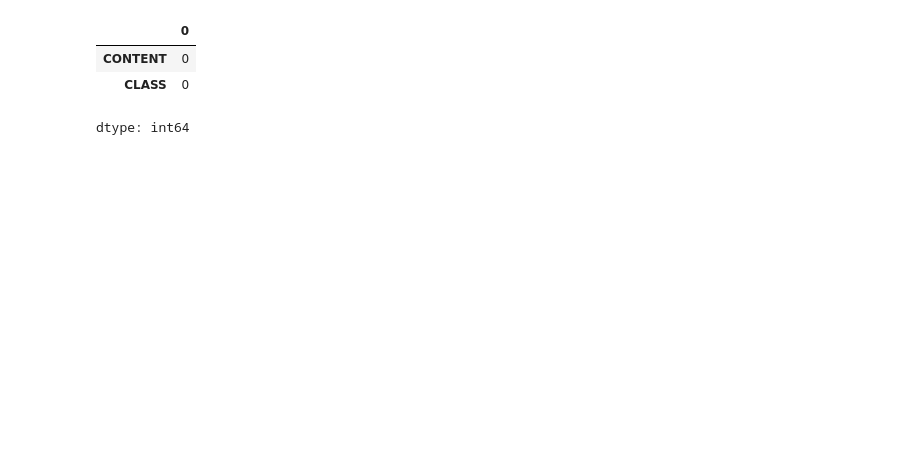
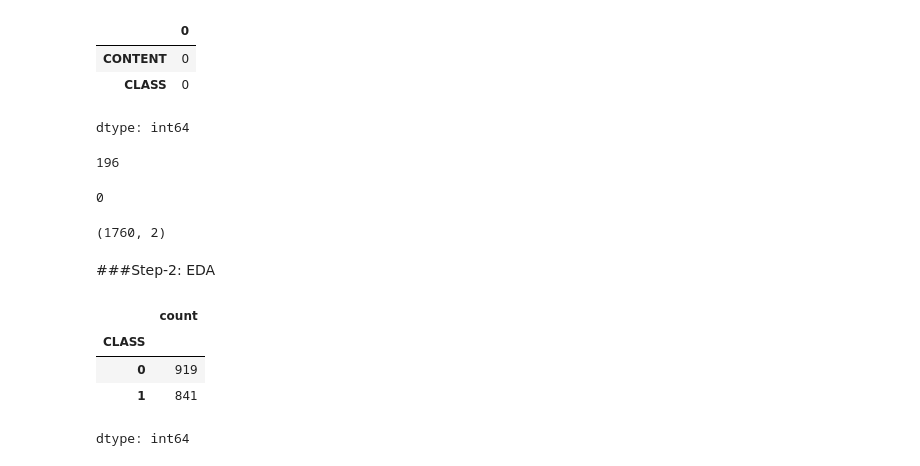
Before and after one commit to shemanto27/Spam-Comments-Detection-Using-NLP, a Jupyter notebook: Spam_Comment_Detection_and_Implementation.ipynb, the cells around one changed output. Drawn from its saved outputs; the diff is of its cells as text; code cells hidden in the pictures; blank space fills up the shorter version.

```diff
--- a/Spam_Comment_Detection_and_Implementation.ipynb
+++ b/Spam_Comment_Detection_and_Implementation.ipynb
@@ -107,3 +113,29 @@ df.isnull().sum()
 | CONTENT | 0 |
 | CLASS | 0 |
 dtype: int64
+# %%
+#finding duplicated values
+df.duplicated().sum()
+# %% [output]
+196
+# %%
+#droping duplicated value
+df = df.drop_duplicates(keep='first')
+df.duplicated().sum()
+# %% [output]
+0
+# %%
+#final shape of the data
+df.shape
+# %% [output]
+(1760, 2)
+# %% [markdown]
+###Step-2: EDA
+# %%
+df['CLASS'].value_counts()
+# %% [output]
+|  | count |
+| CLASS |  |
+| 0 | 919 |
+| 1 | 841 |
+dtype: int64
```
Also changed, not shown: parts of 8 cells of this notebook.
